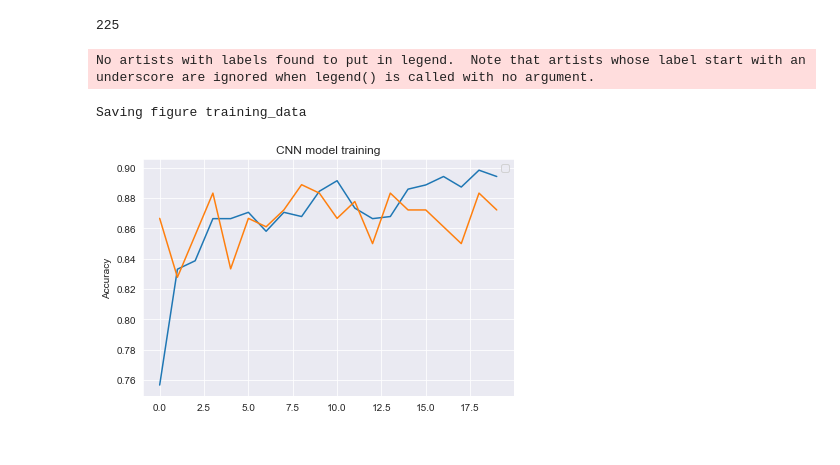
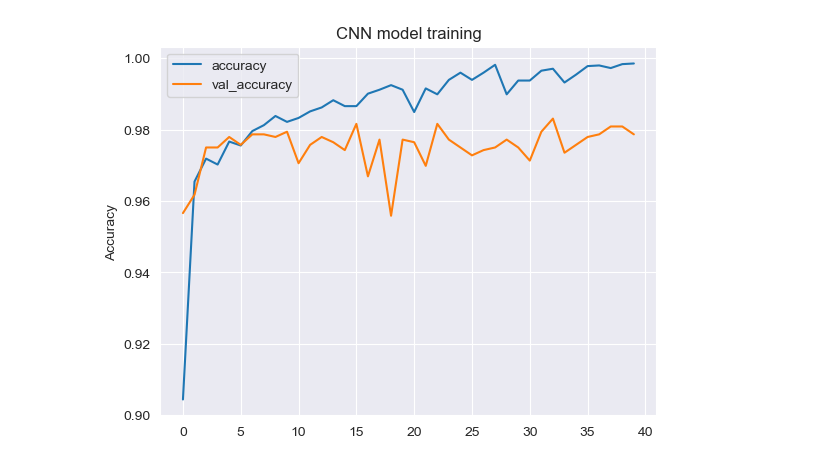
Before and after one commit to HocheggerLab/Mitotic-Release, a Jupyter notebook: MI_Classification/CNN_Training/Model_gen.ipynb, the cells around one changed output. Saved outputs shown, nothing was run; the diff lists cells and outputs as text; code cells hidden in the pictures.

```diff
--- a/MI_Classification/CNN_Training/Model_gen.ipynb
+++ b/MI_Classification/CNN_Training/Model_gen.ipynb
@@ -22,20 +23,27 @@ D_PATH = './trainingData'
 # %%
 # Assemble training and test data from @TrainingData files
 data_file = sorted(glob.glob(f'{D_PATH}/*.npy'))
+
 training_dicts=[]
 for file in data_file:
+
     training_files= np.load(file,allow_pickle=True)
+
     training_dicts.append(training_files[()])
 images = []
 targets = []
 for dict_ in training_dicts:
+    # print(dict_)
     for j in range(len(dict_['target'])):
-        if dict_['data'][j].shape == (21, 21):
+        if dict_['data'][j].shape == (41, 41,3):
             images.append(dict_['data'][j])
             targets.append(dict_['target'][j])
 if len(images) == len(targets):
+#
     X = np.array(images)
-    X= X[:,:,:,np.newaxis]
+#
+#     # X= X[:,:,:,np.newaxis]
+#     X = np.concatenate((X, X, X), axis=-1)
     y = np.array(targets)
     print (f"The Dataset contains {len(X)} images")
 else:
@@ -104,7 +182,7 @@ X_train.shape
 # define model as Sequential
 model = Sequential()
 # first convolutional layer with 32 filters
-model.add(Conv2D(32, kernel_size=(3, 3), activation='relu', input_shape=[21,21,1]))
+model.add(Conv2D(32, kernel_size=(3, 3), activation='relu', input_shape=[41,41,3]))
 # reduce dimensionality through max pooling
 model.add(MaxPooling2D(pool_size=(2,2)))
 # add a second 2D convolutional layer with 64 filters
@@ -155,7 +233,7 @@ model.compile(
 history=model.fit(
     X_train,
     y_train,
-    epochs=20,
+    epochs=40,
     verbose=1,
     validation_split=0.2)
 # %% [output]
@@ -236,23 +310,17 @@ for i in range (10):
-# %%
-len(X_test)
-# %% [output]
-225
 # %%
 # Extract the history from the training object
 training = history.history
 
 # Plot the training loss
-plt.plot(training['accuracy'])
+plt.plot(training['accuracy'],label='accuracy')
 # Plot the validation loss
-plt.plot(training['val_accuracy'])
+plt.plot(training['val_accuracy'],label='val_accuracy')
 plt.ylabel('Accuracy')
 plt.legend()
 plt.title('CNN model training')
-save_fig('training_data')
+# save_fig('training_data')
 # Show the figure
 plt.show()
 # %% [output]
-No artists with labels found to put in legend.  Note that artists whose label start with an underscore are ignored when legend() is called with no argument.
-Saving figure training_data
-[figure, old version]
+[figure, new version]
 # %%
```
Also changed, not shown: parts of 21 cells of this notebook.
